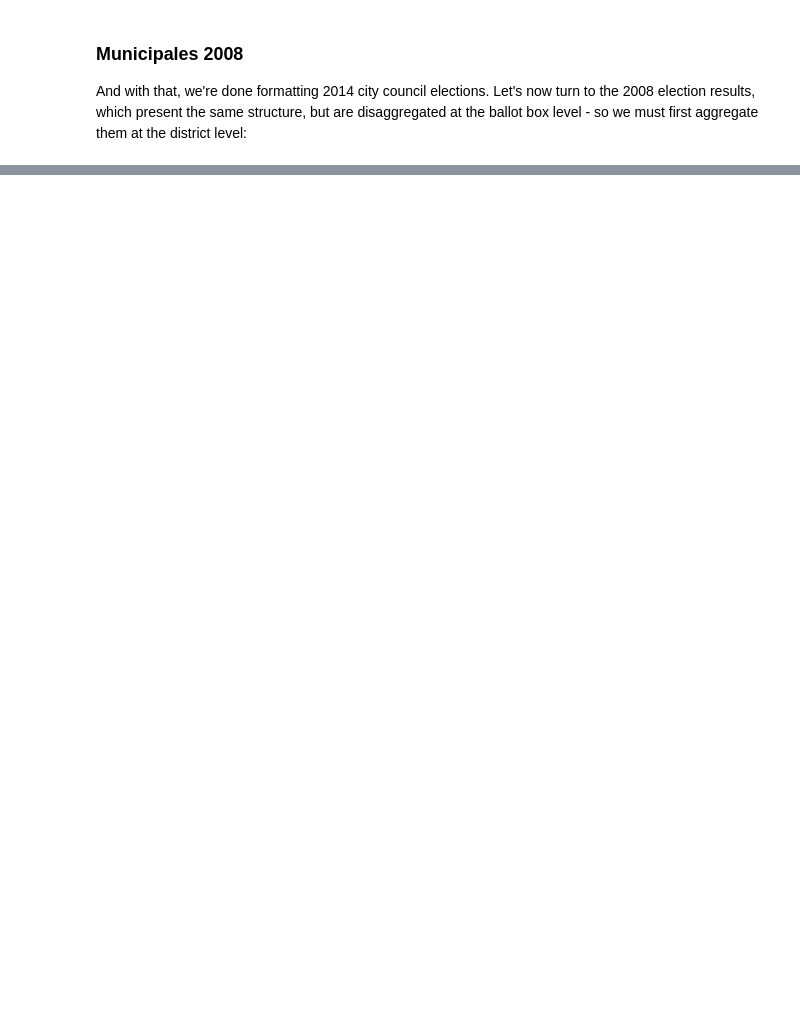
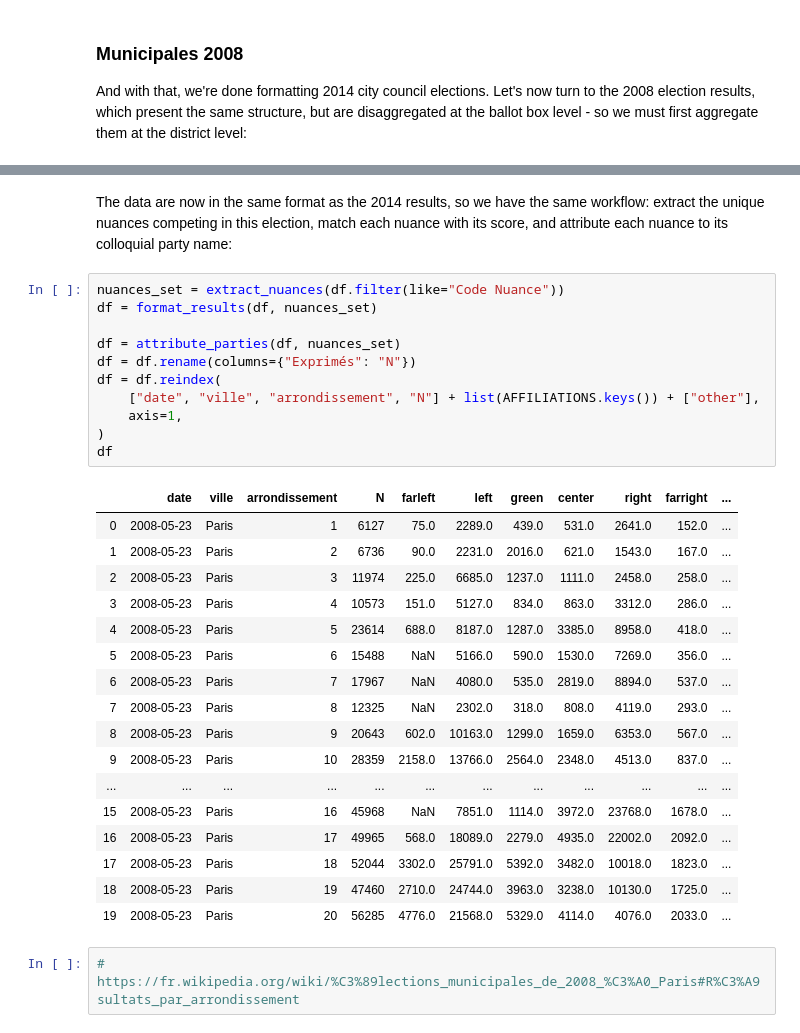
Before and after one commit to pollsposition/models, a Jupyter notebook: fondamentaux/format_munic_data.ipynb, the cells around one changed output, grey strips where cells are left out. Saved outputs shown, nothing was run; the diff lists cells and outputs as text; blank space fills up the shorter version.

Commit message:
Finished formatting munic2008 results at district level

```diff
--- a/fondamentaux/format_munic_data.ipynb
+++ b/fondamentaux/format_munic_data.ipynb
@@ -269,0 +242,33 @@ d
+# %% [markdown]
+The data are now in the same format as the 2014 results, so we have the same workflow: extract the unique nuances competing in this election, match each nuance with its score, and attribute each nuance to its colloquial party name:
+# %%
+nuances_set = extract_nuances(df.filter(like="Code Nuance"))
+df = format_results(df, nuances_set)
+
+df = attribute_parties(df, nuances_set)
+df = df.rename(columns={"Exprimés": "N"})
+df = df.reindex(
+    ["date", "ville", "arrondissement", "N"] + list(AFFILIATIONS.keys()) + ["other"],
+    axis=1,
+)
+df
+# %% [output]
+|  | date | ville | arrondissement | N | farleft | left | green | center | right | farright | ... |
+| 0 | 2008-05-23 | Paris | 1 | 6127 | 75.0 | 2289.0 | 439.0 | 531.0 | 2641.0 | 152.0 | ... |
+| 1 | 2008-05-23 | Paris | 2 | 6736 | 90.0 | 2231.0 | 2016.0 | 621.0 | 1543.0 | 167.0 | ... |
+| 2 | 2008-05-23 | Paris | 3 | 11974 | 225.0 | 6685.0 | 1237.0 | 1111.0 | 2458.0 | 258.0 | ... |
+| 3 | 2008-05-23 | Paris | 4 | 10573 | 151.0 | 5127.0 | 834.0 | 863.0 | 3312.0 | 286.0 | ... |
+| 4 | 2008-05-23 | Paris | 5 | 23614 | 688.0 | 8187.0 | 1287.0 | 3385.0 | 8958.0 | 418.0 | ... |
+| 5 | 2008-05-23 | Paris | 6 | 15488 | NaN | 5166.0 | 590.0 | 1530.0 | 7269.0 | 356.0 | ... |
+| 6 | 2008-05-23 | Paris | 7 | 17967 | NaN | 4080.0 | 535.0 | 2819.0 | 8894.0 | 537.0 | ... |
+| 7 | 2008-05-23 | Paris | 8 | 12325 | NaN | 2302.0 | 318.0 | 808.0 | 4119.0 | 293.0 | ... |
+| 8 | 2008-05-23 | Paris | 9 | 20643 | 602.0 | 10163.0 | 1299.0 | 1659.0 | 6353.0 | 567.0 | ... |
+| 9 | 2008-05-23 | Paris | 10 | 28359 | 2158.0 | 13766.0 | 2564.0 | 2348.0 | 4513.0 | 837.0 | ... |
+| ... | ... | ... | ... | ... | ... | ... | ... | ... | ... | ... | ... |
+| 15 | 2008-05-23 | Paris | 16 | 45968 | NaN | 7851.0 | 1114.0 | 3972.0 | 23768.0 | 1678.0 | ... |
+| 16 | 2008-05-23 | Paris | 17 | 49965 | 568.0 | 18089.0 | 2279.0 | 4935.0 | 22002.0 | 2092.0 | ... |
+| 17 | 2008-05-23 | Paris | 18 | 52044 | 3302.0 | 25791.0 | 5392.0 | 3482.0 | 10018.0 | 1823.0 | ... |
+| 18 | 2008-05-23 | Paris | 19 | 47460 | 2710.0 | 24744.0 | 3963.0 | 3238.0 | 10130.0 | 1725.0 | ... |
+| 19 | 2008-05-23 | Paris | 20 | 56285 | 4776.0 | 21568.0 | 5329.0 | 4114.0 | 4076.0 | 2033.0 | ... |
+# %%
+# https://fr.wikipedia.org/wiki/%C3%89lections_municipales_de_2008_%C3%A0_Paris#R%C3%A9sultats_par_arrondissement
```
Also changed, not shown: parts of 17 cells of this notebook.
